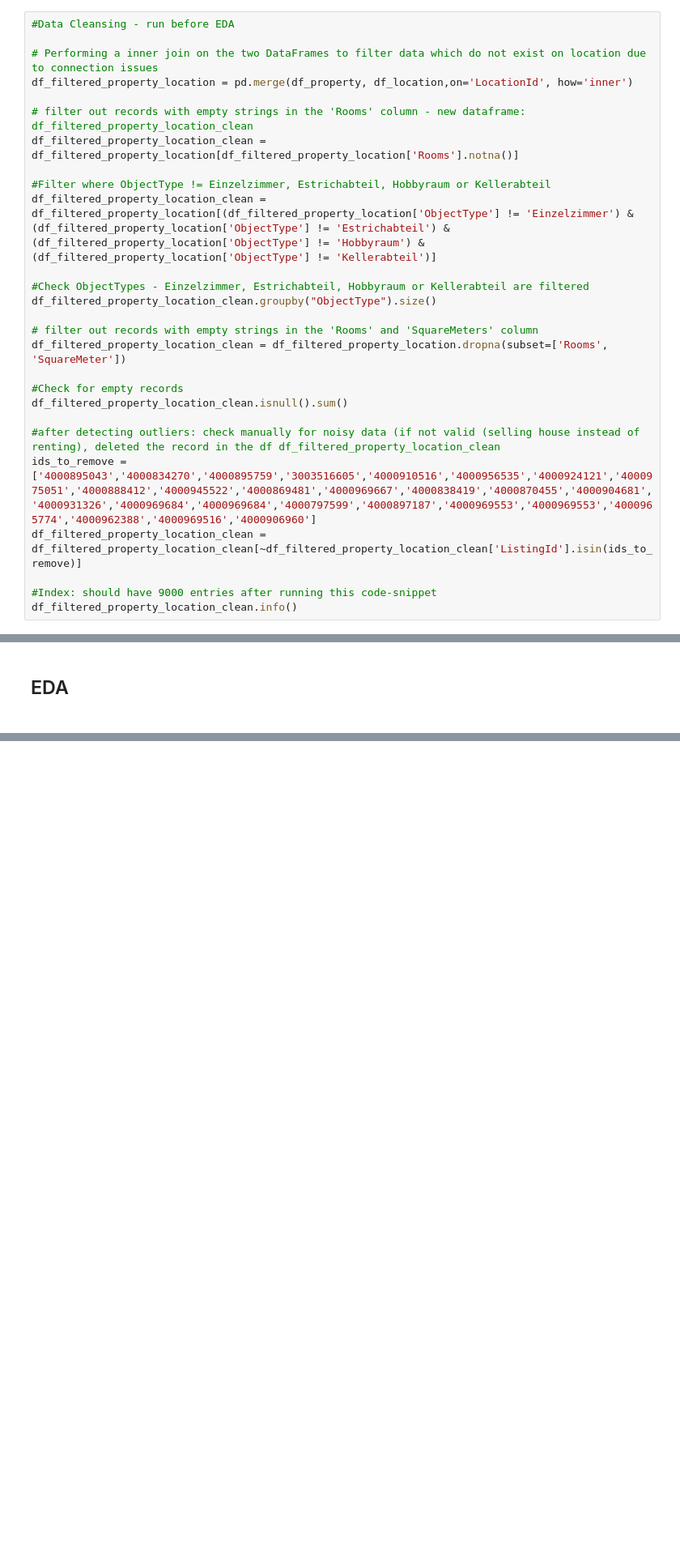
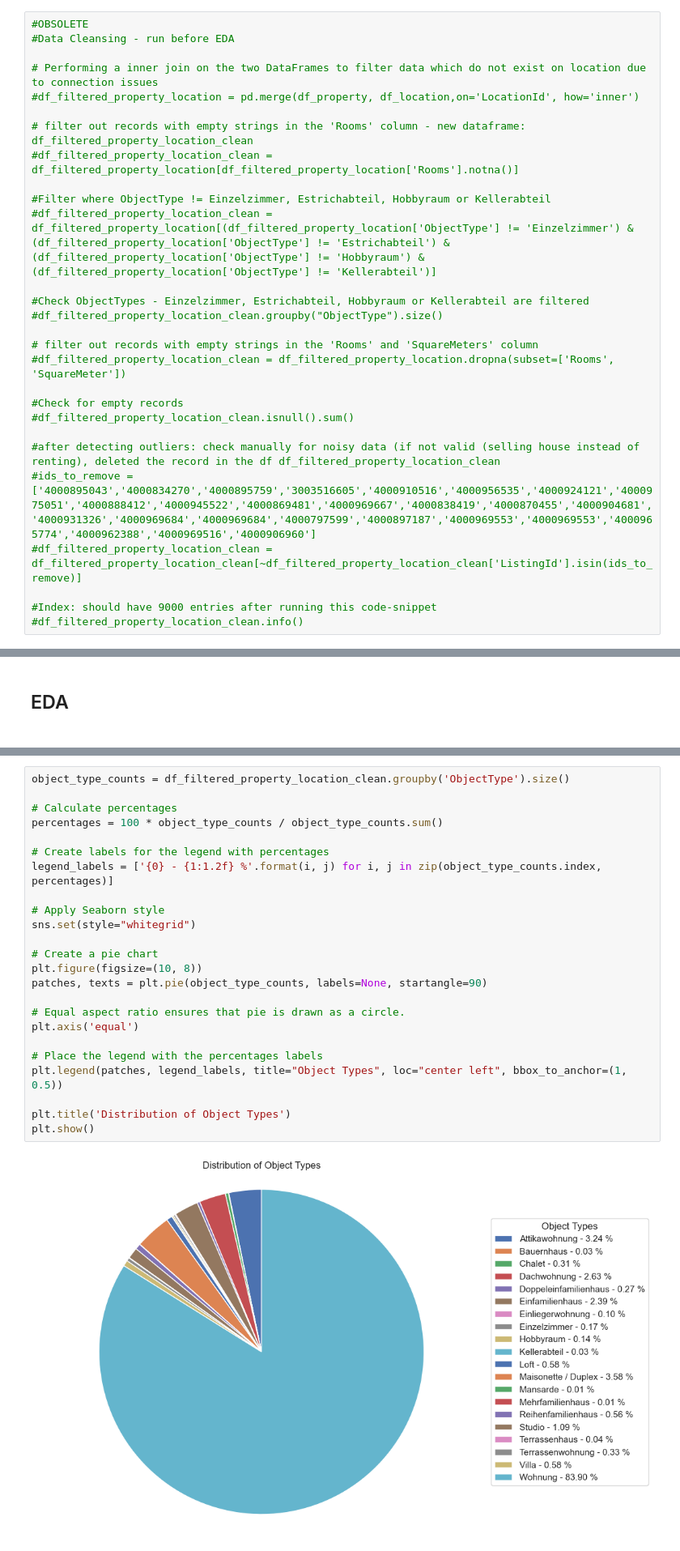
Before and after one commit to ElrasDeVayne/Immo-Projekt-DataScience, a Jupyter notebook: 20240401_EDA.ipynb, the cells around one changed output, grey strips where cells are left out. Shown: that part at 81% size. Drawn from its saved outputs; the diff is of its cells as text; blank space fills up the shorter version.

Commit message:
Update DataCleansing, EDA, Encoding PropertyAdditionalFeatures

```diff
--- a/20240401_EDA.ipynb
+++ b/20240401_EDA.ipynb
@@ -95,29 +98,30 @@ df_location = pd.read_sql(query_location, engine)
 # %% [markdown]
 <h3>Data Cleansing<h3/>
 # %%
+#OBSOLETE
 #Data Cleansing - run before EDA
 
 # Performing a inner join on the two DataFrames to filter data which do not exist on location due to connection issues
-df_filtered_property_location = pd.merge(df_property, df_location,on='LocationId', how='inner')
+#df_filtered_property_location = pd.merge(df_property, df_location,on='LocationId', how='inner')
 
 # filter out records with empty strings in the 'Rooms' column - new dataframe: df_filtered_property_location_clean
-df_filtered_property_location_clean = df_filtered_property_location[df_filtered_property_location['Rooms'].notna()]
+#df_filtered_property_location_clean = df_filtered_property_location[df_filtered_property_location['Rooms'].notna()]
 
 #Filter where ObjectType != Einzelzimmer, Estrichabteil, Hobbyraum or Kellerabteil
-df_filtered_property_location_clean = df_filtered_property_location[(df_filtered_property_location['ObjectType'] != 'Einzelzimmer') & (df_filtered_property_location['ObjectType'] != 'Estrichabteil') & (df_filtered_property_location['ObjectType'] != 'Hobbyraum') & (df_filtered_property_location['ObjectType'] != 'Kellerabteil')]
+#df_filtered_property_location_clean = df_filtered_property_location[(df_filtered_property_location['ObjectType'] != 'Einzelzimmer') & (df_filtered_property_location['ObjectType'] != 'Estrichabteil') & (df_filtered_property_location['ObjectType'] != 'Hobbyraum') & (df_filtered_property_location['ObjectType'] != 'Kellerabteil')]
 
 #Check ObjectTypes - Einzelzimmer, Estrichabteil, Hobbyraum or Kellerabteil are filtered
-df_filtered_property_location_clean.groupby("ObjectType").size()
+#df_filtered_property_location_clean.groupby("ObjectType").size()
 
 # filter out records with empty strings in the 'Rooms' and 'SquareMeters' column
-df_filtered_property_location_clean = df_filtered_property_location.dropna(subset=['Rooms', 'SquareMeter'])
+#df_filtered_property_location_clean = df_filtered_property_location.dropna(subset=['Rooms', 'SquareMeter'])
 
 #Check for empty records
-df_filtered_property_location_clean.isnull().sum()
+#df_filtered_property_location_clean.isnull().sum()
 
 #after detecting outliers: check manually for noisy data (if not valid (selling house instead of renting), deleted the record in the df df_filtered_property_location_clean
-ids_to_remove = ['4000895043','4000834270','4000895759','3003516605','4000910516','4000956535','4000924121','4000975051','4000888412','4000945522','4000869481','4000969667','4000838419','4000870455','4000904681','4000931326','4000969684','4000969684','4000797599','4000897187','4000969553','4000969553','4000965774','4000962388','4000969516','4000906960']
-df_filtered_property_location_clean = df_filtered_property_location_clean[~df_filtered_property_location_clean['ListingId'].isin(ids_to_remove)]
+#ids_to_remove = ['4000895043','4000834270','4000895759','3003516605','4000910516','4000956535','4000924121','4000975051','4000888412','4000945522','4000869481','4000969667','4000838419','4000870455','4000904681','4000931326','4000969684','4000969684','4000797599','4000897187','4000969553','4000969553','4000965774','4000962388','4000969516','4000906960']
+#df_filtered_property_location_clean = df_filtered_property_location_clean[~df_filtered_property_location_clean['ListingId'].isin(ids_to_remove)]
 
 #Index: should have 9000 entries after running this code-snippet
-df_filtered_property_location_clean.info()
+#df_filtered_property_location_clean.info()
@@ -153,6 +170,32 @@ plt.ylabel('Average Price')
 plt.show()
 # %% [output]
 [figure]
+# %%
+object_type_counts = df_filtered_property_location_clean.groupby('ObjectType').size()
+
+# Calculate percentages
+percentages = 100 * object_type_counts / object_type_counts.sum()
+
+# Create labels for the legend with percentages
+legend_labels = ['{0} - {1:1.2f} %'.format(i, j) for i, j in zip(object_type_counts.index, percentages)]
+
+# Apply Seaborn style
+sns.set(style="whitegrid")
+
+# Create a pie chart
+plt.figure(figsize=(10, 8))
+patches, texts = plt.pie(object_type_counts, labels=None, startangle=90)
+
+# Equal aspect ratio ensures that pie is drawn as a circle.
+plt.axis('equal')
+
+# Place the legend with the percentages labels
+plt.legend(patches, legend_labels, title="Object Types", loc="center left", bbox_to_anchor=(1, 0.5))
+
+plt.title('Distribution of Object Types')
+plt.show()
+# %% [output]
+[figure, added]
 # %%
 # Barchart top 10 ObjectTypes
 #Group data by ObjectType (only the topmost 10 values are shown)
```
Also changed, not shown: parts of 15 cells of this notebook, 3 other files.
